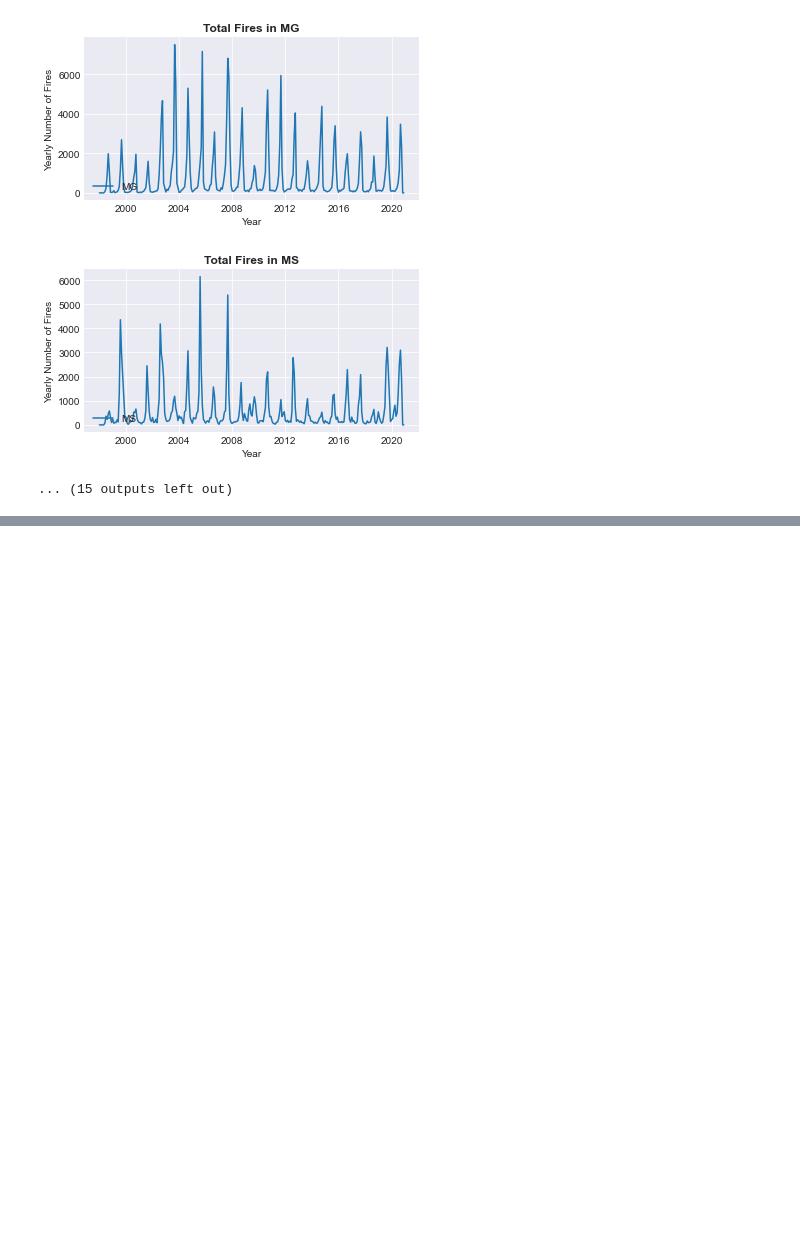
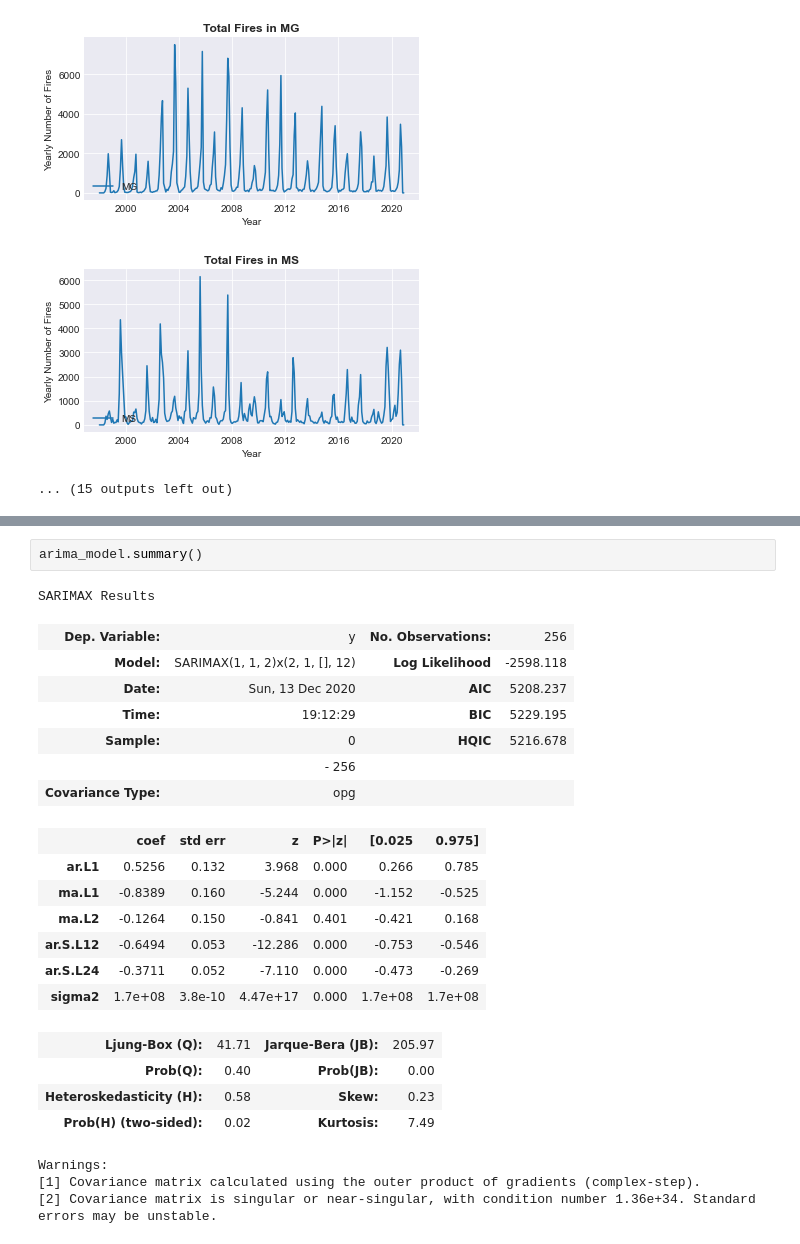
Before and after one commit to LuizFelipeAG/forest_fires_testing, a Jupyter notebook: pandas_plotting_fires.ipynb, the cells around one changed output, grey strips where cells are left out. Cells and saved outputs as stored; diff of their text form; blank space fills up the shorter version.

```diff
--- a/pandas_plotting_fires.ipynb
+++ b/pandas_plotting_fires.ipynb
@@ -157,0 +225,25 @@ for i in estados:
+# %%
+arima_model.summary()
+# %% [output]
+SARIMAX Results
+| Dep. Variable: | y | No. Observations: | 256 |
+| Model: | SARIMAX(1, 1, 2)x(2, 1, [], 12) | Log Likelihood | -2598.118 |
+| Date: | Sun, 13 Dec 2020 | AIC | 5208.237 |
+| Time: | 19:12:29 | BIC | 5229.195 |
+| Sample: | 0 | HQIC | 5216.678 |
+|  | - 256 |  |  |
+| Covariance Type: | opg |  |  |
+|  | coef | std err | z | P>|z| | [0.025 | 0.975] |
+| ar.L1 | 0.5256 | 0.132 | 3.968 | 0.000 | 0.266 | 0.785 |
+| ma.L1 | -0.8389 | 0.160 | -5.244 | 0.000 | -1.152 | -0.525 |
+| ma.L2 | -0.1264 | 0.150 | -0.841 | 0.401 | -0.421 | 0.168 |
+| ar.S.L12 | -0.6494 | 0.053 | -12.286 | 0.000 | -0.753 | -0.546 |
+| ar.S.L24 | -0.3711 | 0.052 | -7.110 | 0.000 | -0.473 | -0.269 |
+| sigma2 | 1.7e+08 | 3.8e-10 | 4.47e+17 | 0.000 | 1.7e+08 | 1.7e+08 |
+| Ljung-Box (Q): | 41.71 | Jarque-Bera (JB): | 205.97 |
+| Prob(Q): | 0.40 | Prob(JB): | 0.00 |
+| Heteroskedasticity (H): | 0.58 | Skew: | 0.23 |
+| Prob(H) (two-sided): | 0.02 | Kurtosis: | 7.49 |
+Warnings:
+[1] Covariance matrix calculated using the outer product of gradients (complex-step).
+[2] Covariance matrix is singular or near-singular, with condition number 1.36e+34. Standard errors may be unstable.
```
Also changed, not shown: parts of 10 cells of this notebook.
